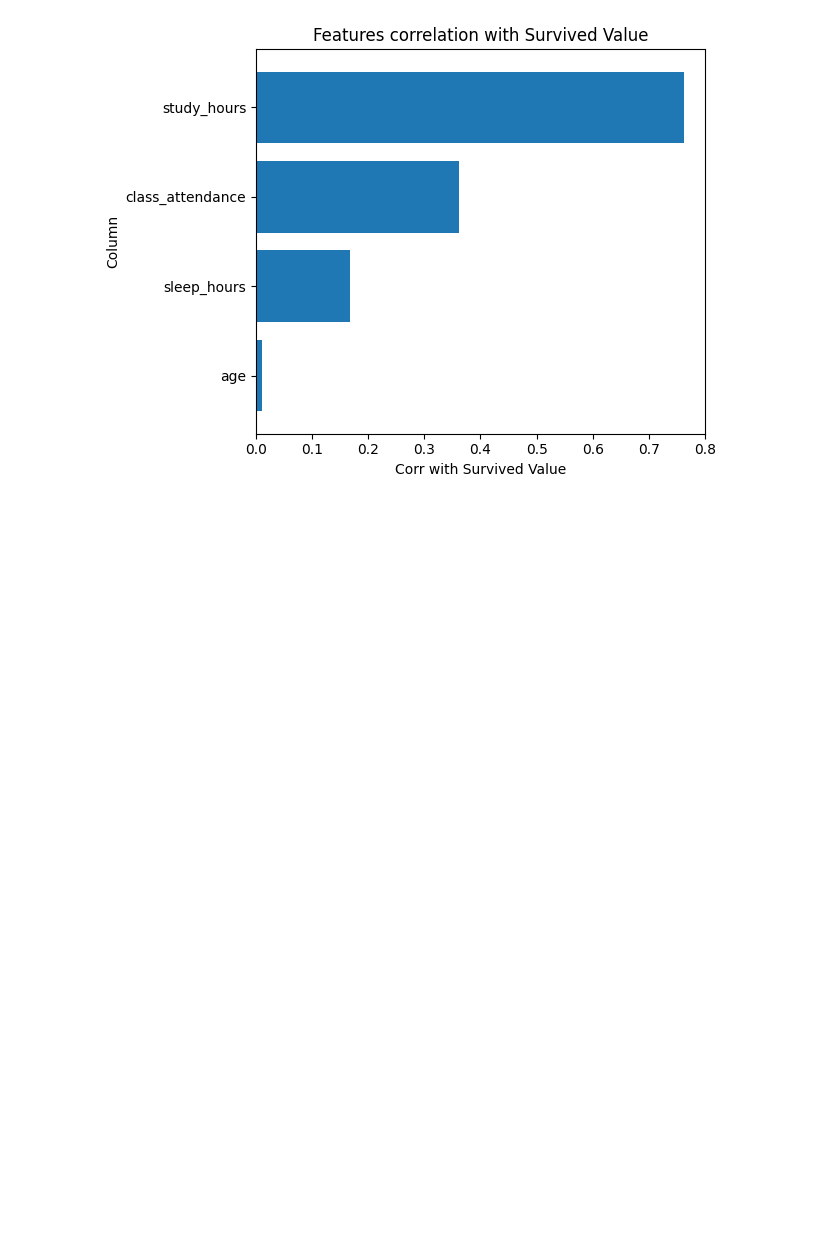
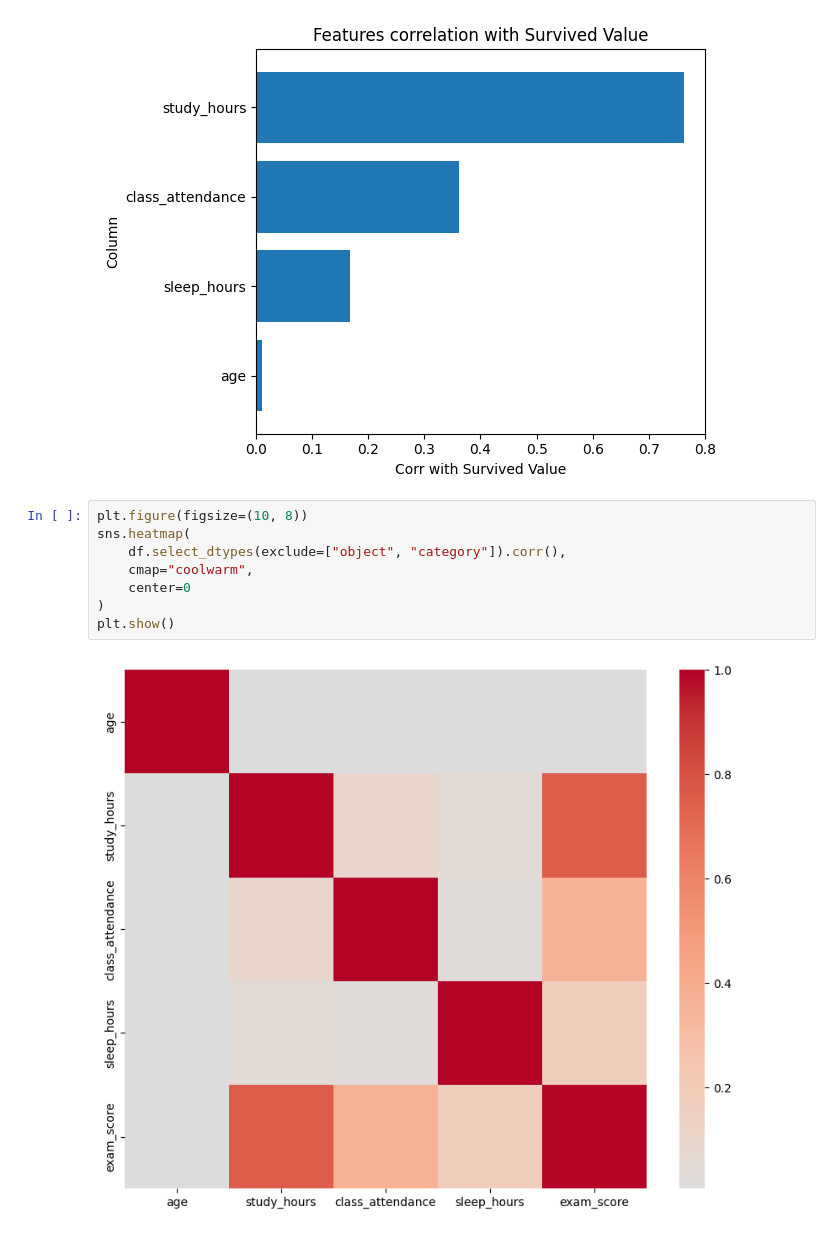
Before and after one commit to devgabrielsborges/student_test_scores, a Jupyter notebook: src/notebooks/eda.ipynb, the cells around one changed output. Drawn from its saved outputs; the diff is of its cells as text; blank space fills up the shorter version.

```diff
--- a/src/notebooks/eda.ipynb
+++ b/src/notebooks/eda.ipynb
@@ -169,3 +169,13 @@ plt.tight_layout()
 plt.show()
 # %% [output]
 [figure]
+# %%
+plt.figure(figsize=(10, 8))
+sns.heatmap(
+    df.select_dtypes(exclude=["object", "category"]).corr(),
+    cmap="coolwarm",
+    center=0
+)
+plt.show()
+# %% [output]
+[figure, added]
```
